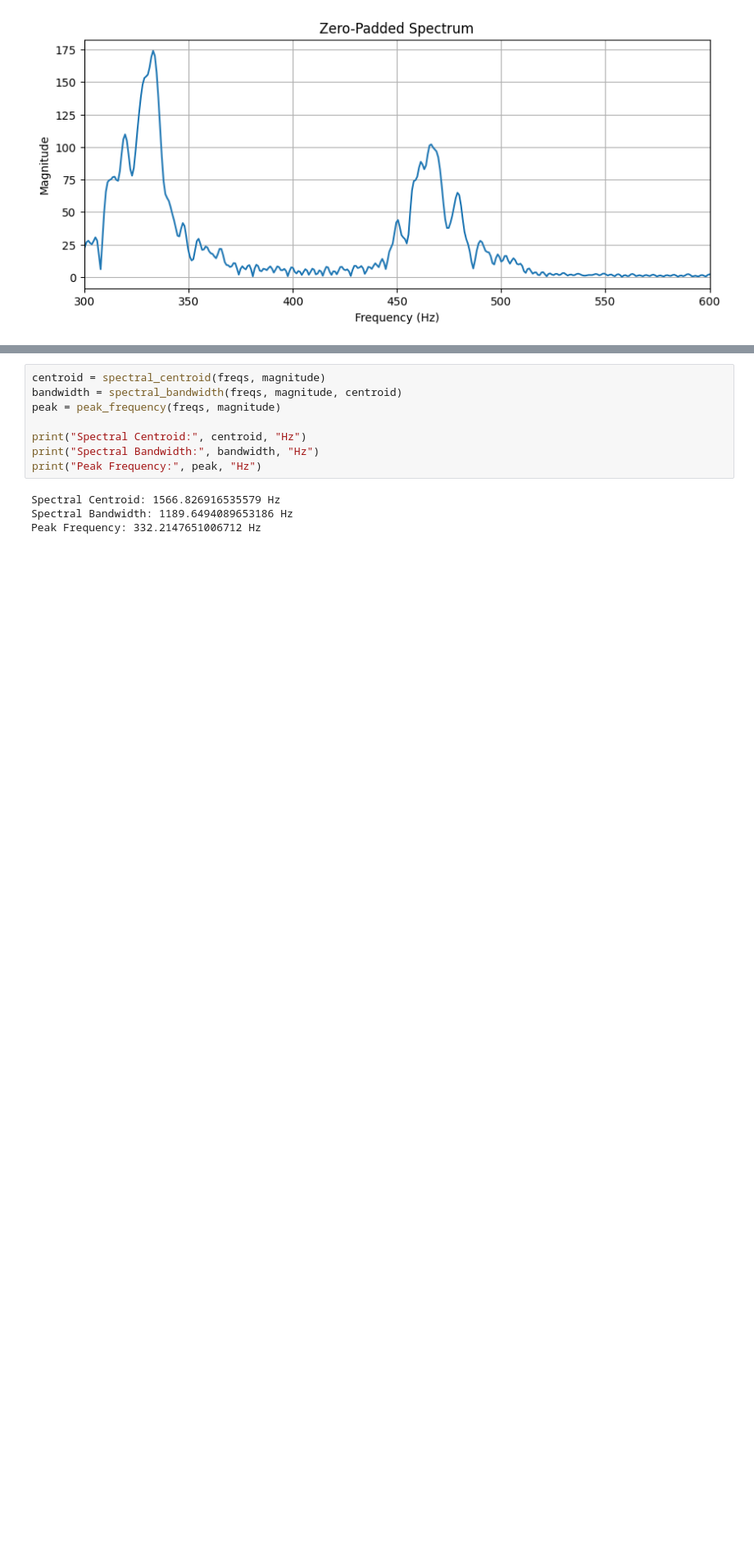
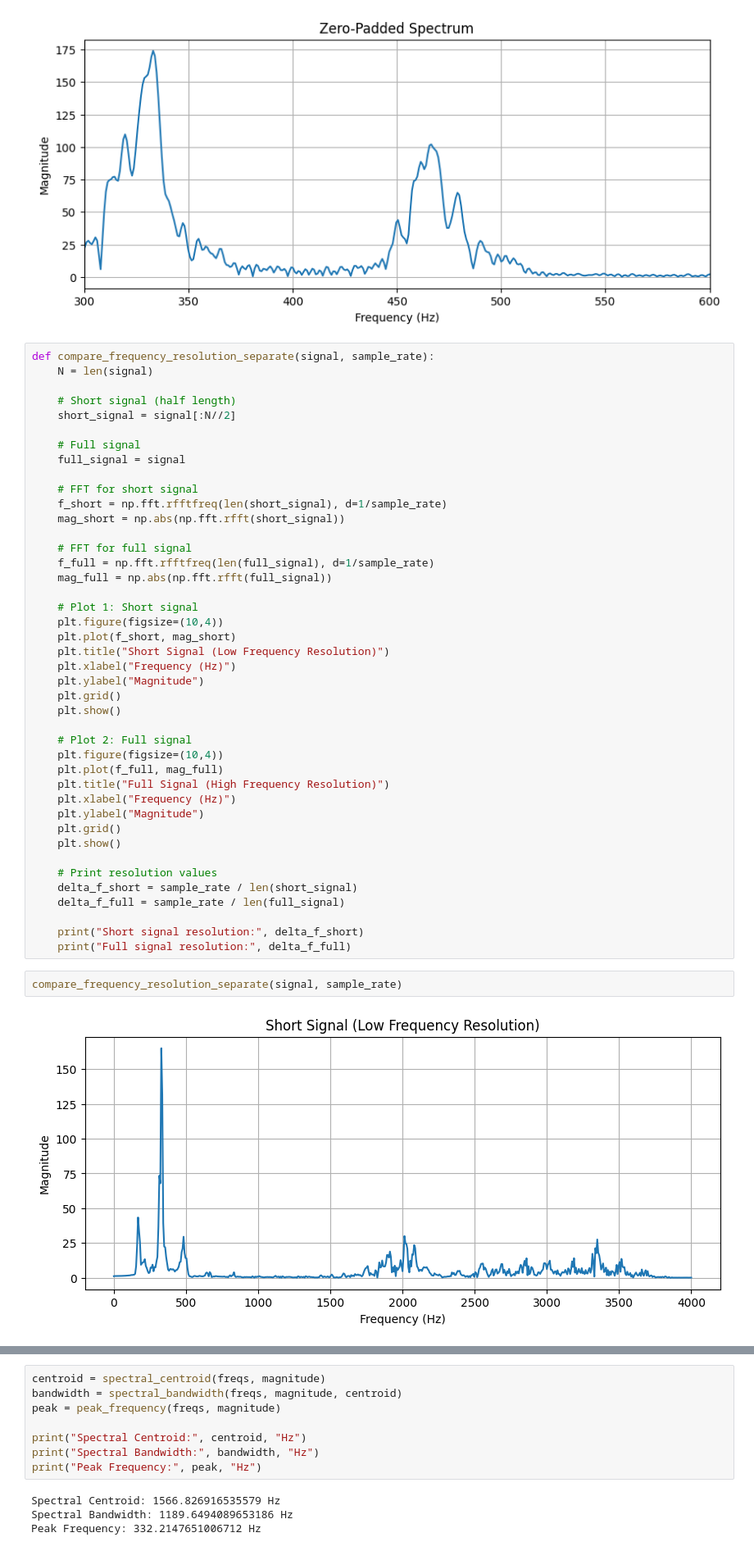
Before and after one commit to ibrahim2230/audio-digit-classification, a Jupyter notebook: EE413_DFT_Part.ipynb, the cells around one changed output, grey strips where cells are left out. Shown at 82% size. Drawn from its saved outputs; the diff is of its cells as text; blank space fills up the shorter version.

```diff
--- a/EE413_DFT_Part.ipynb
+++ b/EE413_DFT_Part.ipynb
@@ -144,3 +193,49 @@ zero_padding_fft_separate(signal, sample_rate)
 # %% [output]
 [figure]
 [figure]
+# %%
+def compare_frequency_resolution_separate(signal, sample_rate):
+    N = len(signal)
+
+    # Short signal (half length)
+    short_signal = signal[:N//2]
+
+    # Full signal
+    full_signal = signal
+
+    # FFT for short signal
+    f_short = np.fft.rfftfreq(len(short_signal), d=1/sample_rate)
+    mag_short = np.abs(np.fft.rfft(short_signal))
+
+    # FFT for full signal
+    f_full = np.fft.rfftfreq(len(full_signal), d=1/sample_rate)
+    mag_full = np.abs(np.fft.rfft(full_signal))
+
+    # Plot 1: Short signal
+    plt.figure(figsize=(10,4))
+    plt.plot(f_short, mag_short)
+    plt.title("Short Signal (Low Frequency Resolution)")
+    plt.xlabel("Frequency (Hz)")
+    plt.ylabel("Magnitude")
+    plt.grid()
+    plt.show()
+
+    # Plot 2: Full signal
+    plt.figure(figsize=(10,4))
+    plt.plot(f_full, mag_full)
+    plt.title("Full Signal (High Frequency Resolution)")
+    plt.xlabel("Frequency (Hz)")
+    plt.ylabel("Magnitude")
+    plt.grid()
+    plt.show()
+
+    # Print resolution values
+    delta_f_short = sample_rate / len(short_signal)
+    delta_f_full = sample_rate / len(full_signal)
+
+    print("Short signal resolution:", delta_f_short)
+    print("Full signal resolution:", delta_f_full)
+# %%
+compare_frequency_resolution_separate(signal, sample_rate)
+# %% [output]
+[figure, added]
```
Also changed, not shown: parts of 9 cells of this notebook.
